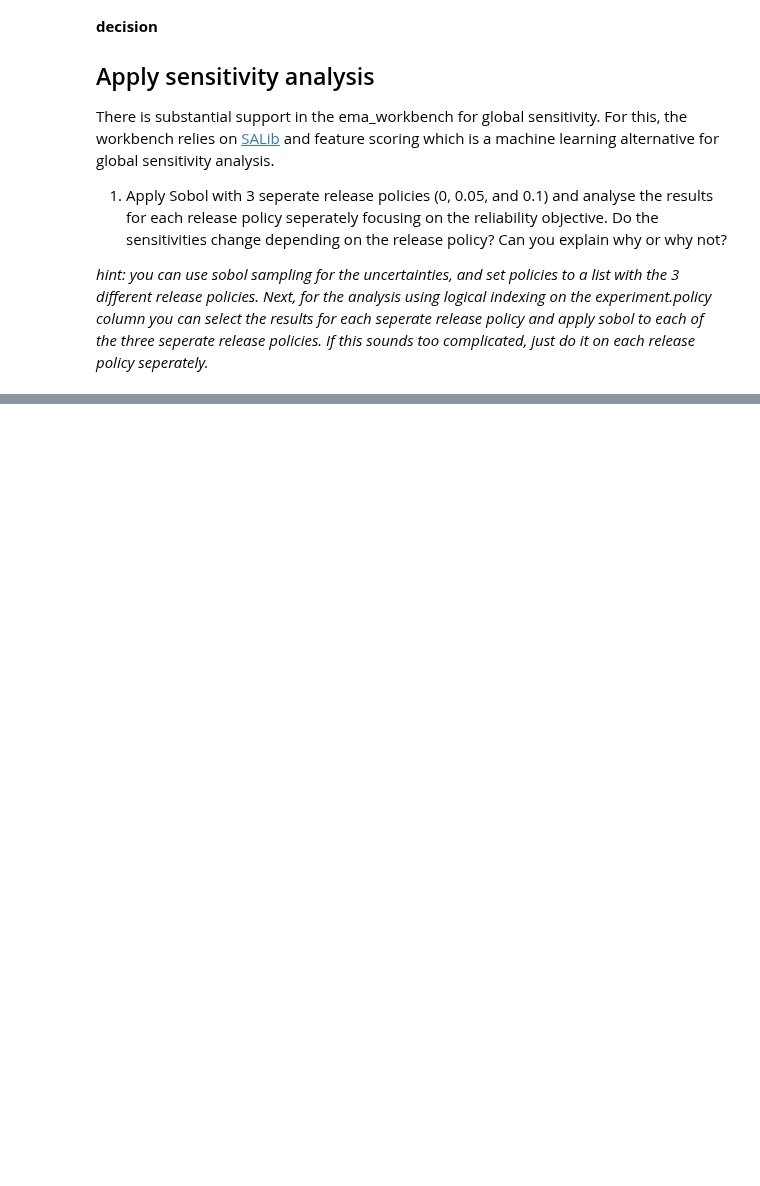
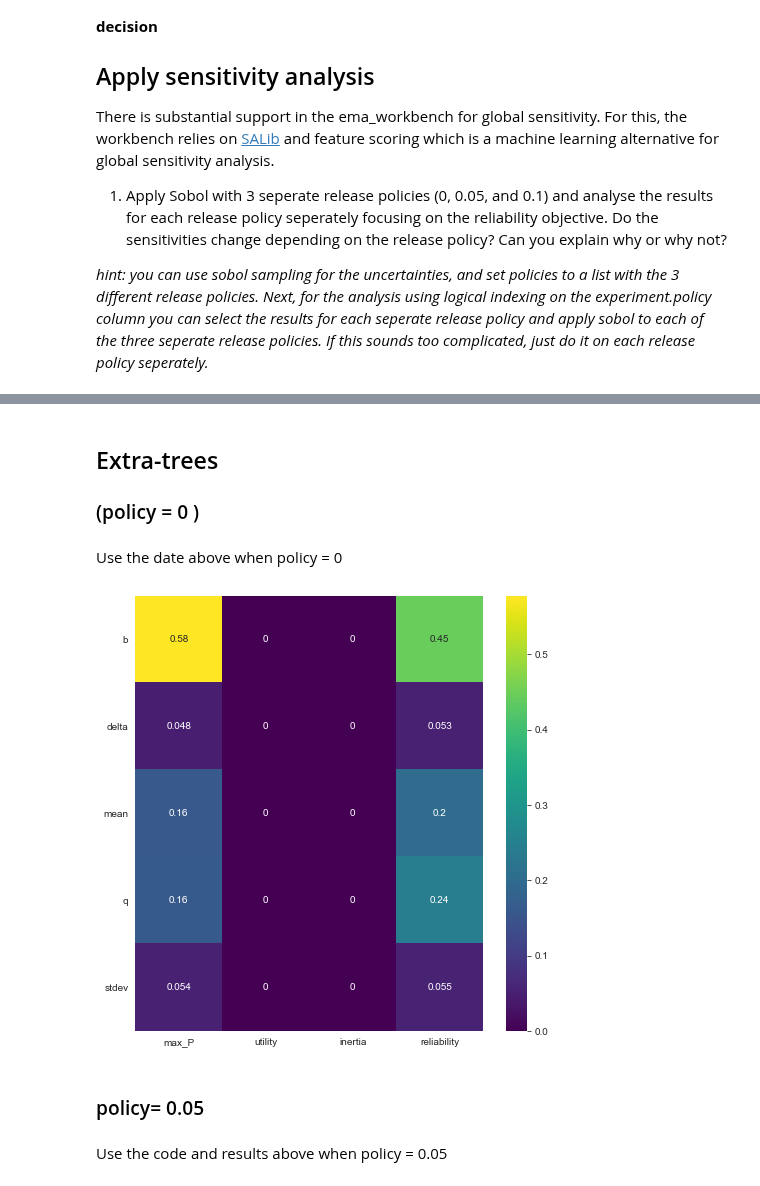
Before and after one commit to triple-capacho/EPA1361, a Jupyter notebook: Week 3-4 - vulnerability analysis/assignment 7 - sensitivity analysis lake model.ipynb, the cells around one changed output, grey strips where cells are left out. Drawn from its saved outputs; the diff is of its cells as text; code cells hidden in the pictures; blank space fills up the shorter version.

```diff
--- a/Week 3-4 - vulnerability analysis/assignment 7 - sensitivity analysis lake model.ipynb
+++ b/Week 3-4 - vulnerability analysis/assignment 7 - sensitivity analysis lake model.ipynb
@@ -97,0 +220,28 @@ b     delta      mean         q     stdev        l0        l1  \
+# %% [markdown]
+## Extra-trees
+### (policy = 0 )
+# %% [markdown]
+Use the date above when policy = 0
+# %%
+x0 = experiments.loc[:, ["b","delta","mean","q", "stdev"]]
+y0 = outcomes
+# %%
+from ema_workbench.analysis import feature_scoring
+
+scores = feature_scoring.get_feature_scores_all(x0,y0)
+# %%
+ax = sns.heatmap(scores, cmap='viridis', annot=True)
+
+ax.set_aspect('equal')
+fig = plt.gcf()
+fig.set_size_inches(8,8)
+
+plt.yticks(rotation=0)
+
+plt.show()
+# %% [output]
+[figure, added]
+# %% [markdown]
+### policy= 0.05
+# %% [markdown]
+Use the code and results above when policy = 0.05
```
Also changed, not shown: parts of 38 cells of this notebook.
